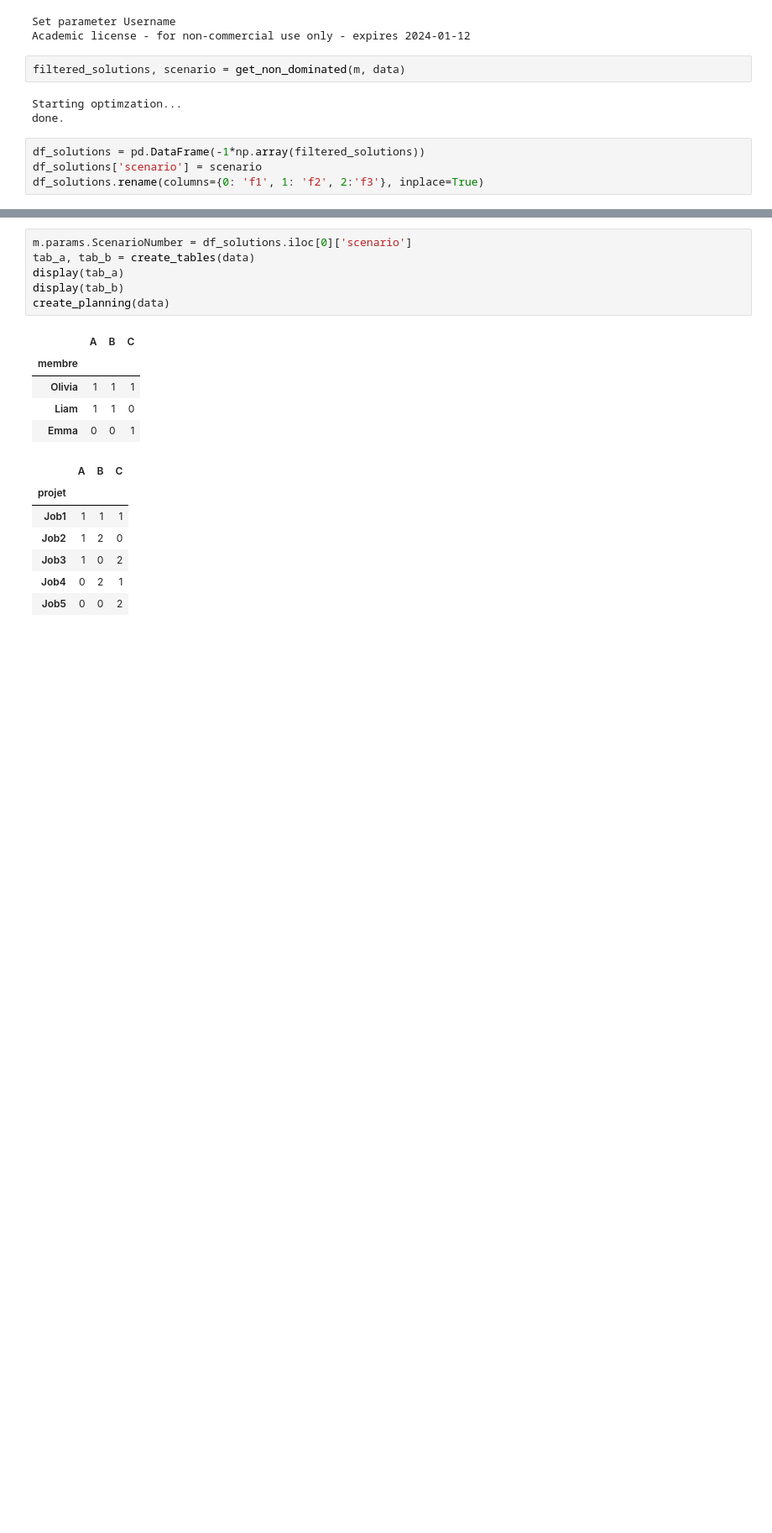
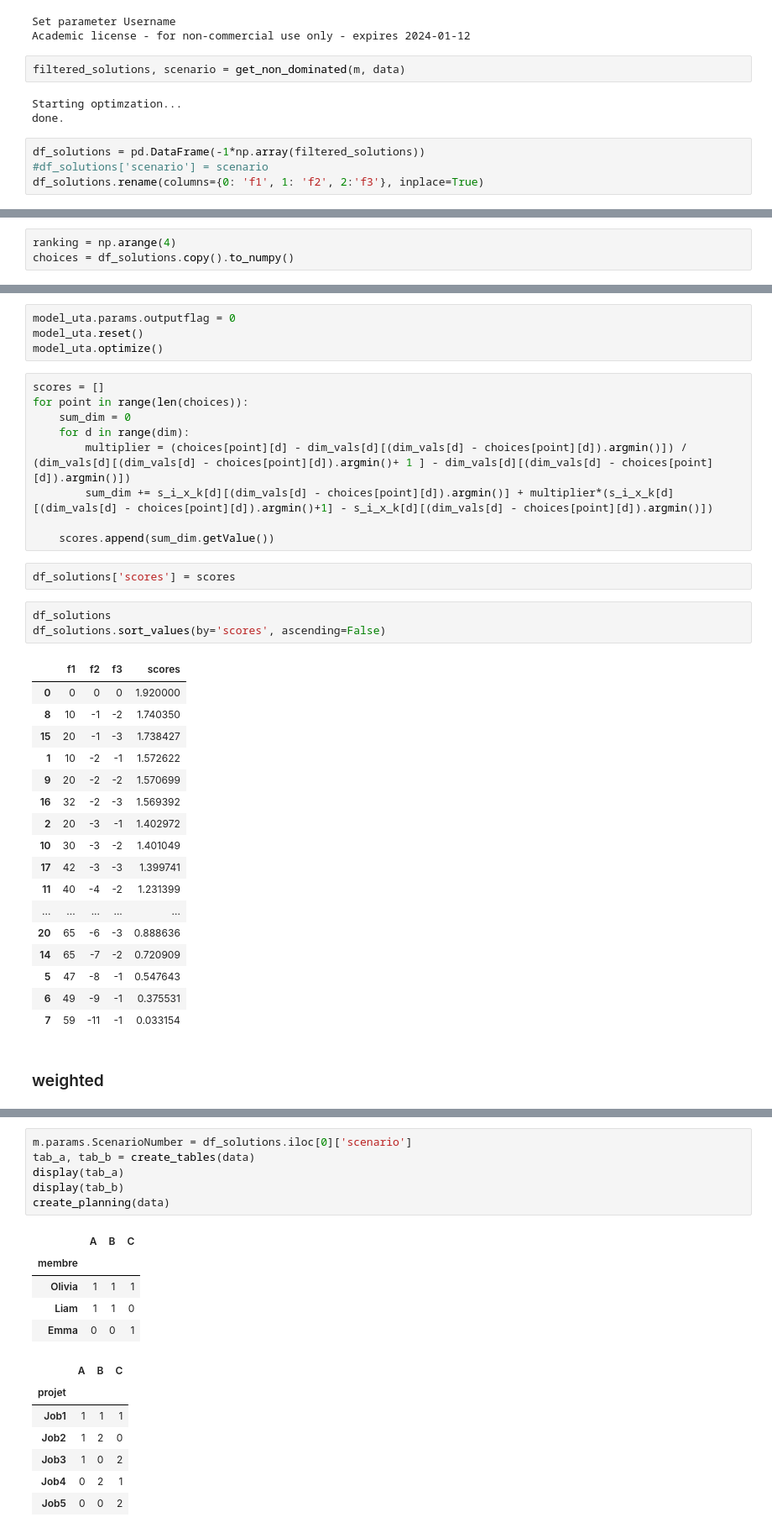
Before and after one commit to felfipe/Systemes-de-Decision, a Jupyter notebook: optim.ipynb, the cells around one changed output, grey strips where cells are left out. Shown at 84% size. Cells and saved outputs as stored; diff of their text form; blank space fills up the shorter version.

Commit message:
add UTA method for ranking non dominated solutions

```diff
--- a/optim.ipynb
+++ b/optim.ipynb
@@ -21,5 +21,5 @@ Starting optimzation...
 done.
 # %%
 df_solutions = pd.DataFrame(-1*np.array(filtered_solutions))
-df_solutions['scenario'] = scenario
+#df_solutions['scenario'] = scenario
 df_solutions.rename(columns={0: 'f1', 1: 'f2', 2:'f3'}, inplace=True)
@@ -25,0 +37,3 @@ df_solutions.rename(columns={0: 'f1', 1: 'f2', 2:'f3'}, inplace=True)
+# %%
+ranking = np.arange(4)
+choices = df_solutions.copy().to_numpy()
@@ -26,3 +97,41 @@ df_solutions.rename(columns={0: 'f1', 1: 'f2', 2:'f3'}, inplace=True)
+# %%
+model_uta.params.outputflag = 0
+model_uta.reset()
+model_uta.optimize()
+# %%
+scores = []
+for point in range(len(choices)):
+    sum_dim = 0
+    for d in range(dim):
+        multiplier = (choices[point][d] - dim_vals[d][(dim_vals[d] - choices[point][d]).argmin()]) / (dim_vals[d][(dim_vals[d] - choices[point][d]).argmin()+ 1 ] - dim_vals[d][(dim_vals[d] - choices[point][d]).argmin()])
+        sum_dim += s_i_x_k[d][(dim_vals[d] - choices[point][d]).argmin()] + multiplier*(s_i_x_k[d][(dim_vals[d] - choices[point][d]).argmin()+1] - s_i_x_k[d][(dim_vals[d] - choices[point][d]).argmin()])
+
+    scores.append(sum_dim.getValue())
+# %%
+df_solutions['scores'] = scores
+# %%
+df_solutions
+df_solutions.sort_values(by='scores', ascending=False)
+# %% [output]
+|  | f1 | f2 | f3 | scores |
+| 0 | 0 | 0 | 0 | 1.920000 |
+| 8 | 10 | -1 | -2 | 1.740350 |
+| 15 | 20 | -1 | -3 | 1.738427 |
+| 1 | 10 | -2 | -1 | 1.572622 |
+| 9 | 20 | -2 | -2 | 1.570699 |
+| 16 | 32 | -2 | -3 | 1.569392 |
+| 2 | 20 | -3 | -1 | 1.402972 |
+| 10 | 30 | -3 | -2 | 1.401049 |
+| 17 | 42 | -3 | -3 | 1.399741 |
+| 11 | 40 | -4 | -2 | 1.231399 |
+| ... | ... | ... | ... | ... |
+| 20 | 65 | -6 | -3 | 0.888636 |
+| 14 | 65 | -7 | -2 | 0.720909 |
+| 5 | 47 | -8 | -1 | 0.547643 |
+| 6 | 49 | -9 | -1 | 0.375531 |
+| 7 | 59 | -11 | -1 | 0.033154 |
+# %% [markdown]
+### weighted
 # %%
 preference_list = [
     (7,   9),
```
Also changed, not shown: parts of 6 cells of this notebook.
